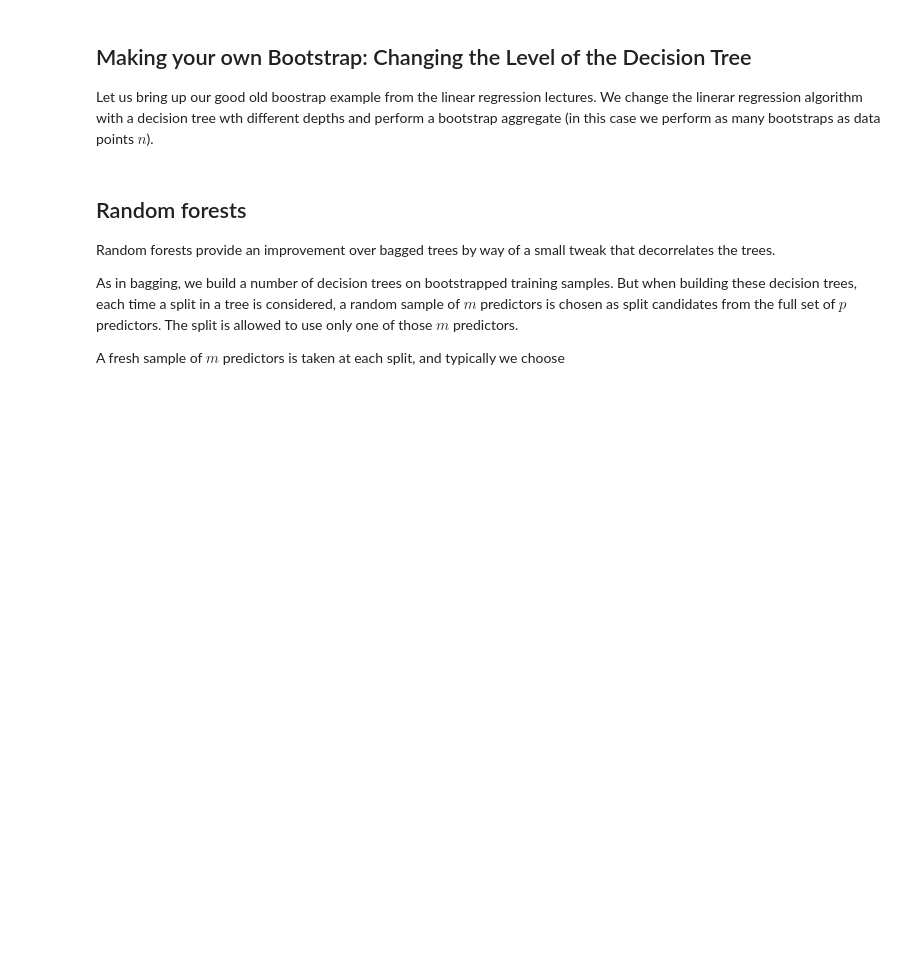
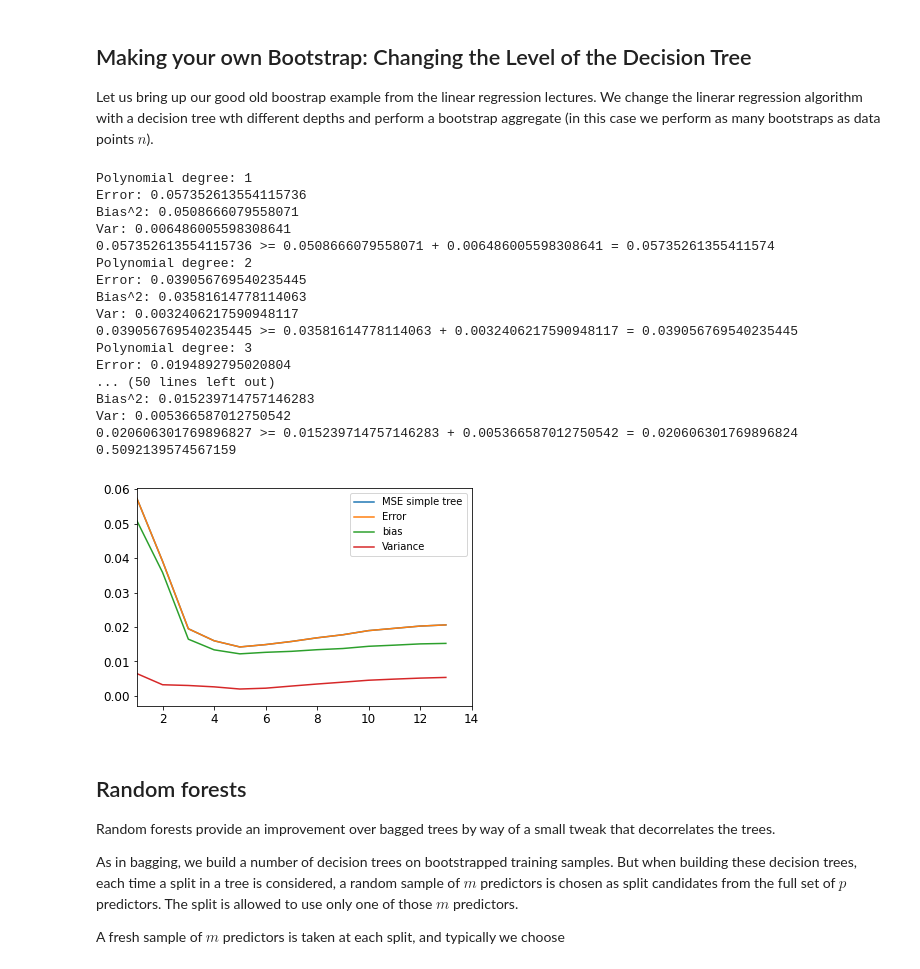
Before and after one commit to mhjensen/MachineLearningMSU-FRIB2020, a Jupyter notebook: doc/pub/DecisionTrees/ipynb/DecisionTrees.ipynb, the cells around one changed output. Cells and saved outputs as stored; diff of their text form; code cells hidden in the pictures; blank space fills up the shorter version.

```diff
--- a/doc/pub/DecisionTrees/ipynb/DecisionTrees.ipynb
+++ b/doc/pub/DecisionTrees/ipynb/DecisionTrees.ipynb
@@ -1428,7 +1530,6 @@ plt.show()
 Let us bring up our good old boostrap example from the linear regression lectures. We change the linerar regression algorithm with
 a decision tree wth different depths and perform a bootstrap aggregate (in this case we perform as many bootstraps as data points $n$).
 # %%
-
 import matplotlib.pyplot as plt
 import numpy as np
 from sklearn.model_selection import train_test_split
@@ -1436,9 +1537,9 @@ from sklearn.pipeline import make_pipeline
 from sklearn.utils import resample
 from sklearn.tree import DecisionTreeRegressor
 
-n = 100
-n_boostraps = 100
-maxdepth = 8
+n = 1000
+n_boostraps = 200
+maxdepth = 14
 
 # Make data set.
 x = np.linspace(-3, 3, n).reshape(-1, 1)
@@ -1456,36 +1557,62 @@ X_train_scaled = scaler.transform(X_train)
 X_test_scaled = scaler.transform(X_test)
 
 # we produce a simple tree first as benchmark
 simpletree = DecisionTreeRegressor(max_depth=3)
 simpletree.fit(X_train_scaled, y_train)
 simpleprediction = simpletree.predict(X_test_scaled)
 for degree in range(1,maxdepth):
     model = DecisionTreeRegressor(max_depth=degree)
     y_pred = np.empty((y_test.shape[0], n_boostraps))
     for i in range(n_boostraps):
         x_, y_ = resample(X_train_scaled, y_train)
         model.fit(x_, y_)
         y_pred[:, i] = model.predict(X_test_scaled)#.ravel()
 
     polydegree[degree] = degree
     error[degree] = np.mean( np.mean((y_test - y_pred)**2, axis=1, keepdims=True) )
     bias[degree] = np.mean( (y_test - np.mean(y_pred, axis=1, keepdims=True))**2 )
     variance[degree] = np.mean( np.var(y_pred, axis=1, keepdims=True) )
     print('Polynomial degree:', degree)
     print('Error:', error[degree])
     print('Bias^2:', bias[degree])
     print('Var:', variance[degree])
     print('{} >= {} + {} = {}'.format(error[degree], bias[degree], variance[degree], bias[degree]+variance[degree]))
 
-mse_simpletree = np.mean( np.mean((y_test - simpleprediction)**2)
+mse_simpletree = np.mean( np.mean((y_test - simpleprediction)**2))
+print(mse_simpletree)
 plt.xlim(1,maxdepth)
 plt.plot(polydegree, error, label='MSE simple tree')
-plt.plot(polydegree, mse_simpletree, label='MSE for Bootstrap')
+plt.plot(polydegree, error, label='Error')
 plt.plot(polydegree, bias, label='bias')
 plt.plot(polydegree, variance, label='Variance')
 plt.legend()
-save_fig("baggingboot")
 plt.show()
+
+#plt.plot(polydegree, error, label='MSE simple tree')
+#plt.plot(polydegree, mse_simpletree, label='MSE for Bootstrap')
+#plt.plot(polydegree, bias, label='bias')
+#plt.plot(polydegree, variance, label='Variance')
+#plt.legend()
+#plt.show()
+# %% [output]
+Polynomial degree: 1
+Error: 0.057352613554115736
+Bias^2: 0.0508666079558071
+Var: 0.006486005598308641
+0.057352613554115736 >= 0.0508666079558071 + 0.006486005598308641 = 0.05735261355411574
+Polynomial degree: 2
+Error: 0.039056769540235445
+Bias^2: 0.03581614778114063
+Var: 0.0032406217590948117
+0.039056769540235445 >= 0.03581614778114063 + 0.0032406217590948117 = 0.039056769540235445
+Polynomial degree: 3
+Error: 0.0194892795020804
+... (50 lines left out)
+Bias^2: 0.015239714757146283
+Var: 0.005366587012750542
+0.020606301769896827 >= 0.015239714757146283 + 0.005366587012750542 = 0.020606301769896824
+0.5092139574567159
+[figure, added]
 # %% [markdown]
 ## Random forests
 
```
Also changed, not shown: parts of 26 cells of this notebook, 5 other files.
